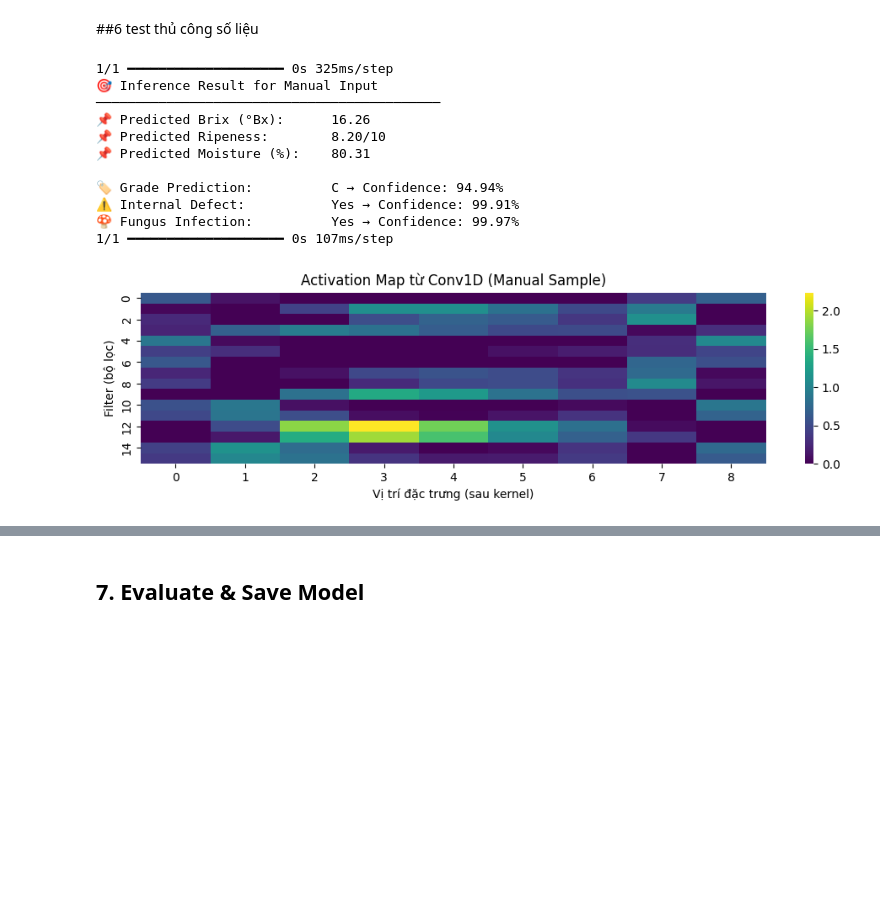
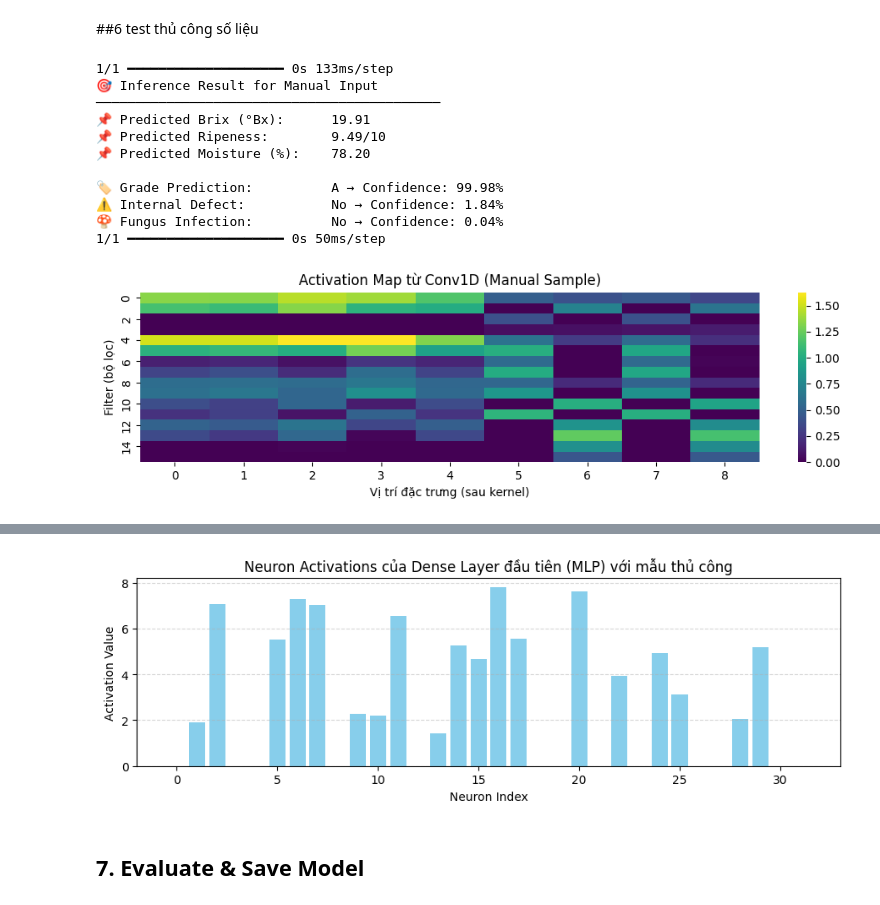
Before and after one commit to PhuocDang2104/Intel-2025-AI-, a Jupyter notebook: ai_models/AI Spectral MLP/AI_nir_cnn_mlp_multioutput.ipynb, the cells around one changed output, grey strips where cells are left out. Cells and saved outputs as stored; diff of their text form; code cells hidden in the pictures; blank space fills up the shorter version.

```diff
--- a/ai_models/AI Spectral MLP/AI_nir_cnn_mlp_multioutput.ipynb
+++ b/ai_models/AI Spectral MLP/AI_nir_cnn_mlp_multioutput.ipynb
@@ -70,7 +70,7 @@ Requirement already satisfied: six>=1.5 in c:\users\admin\desktop\intel 2025 ai\
 ## 1. Load Dataset & Initial Visualization
 # %%
 # Đường dẫn file CSV của bạn
-csv_path = "data_nir/nir_spectral_dataset_augmented_v4.csv"  # 🔁 thay nếu cần
+csv_path = "data_nir/nir_spectral_dataset_augmented_v5.csv"  # 🔁 thay nếu cần
 
 # Đọc dữ liệu
 df = pd.read_csv(csv_path)
@@ -279,16 +313,16 @@ Epoch 60/60
 
 # 📥 Nhập thủ công: 6 vector NIR + 3 loại quả (banana) + 1 độ chín (CV output)
 manual_input = np.array([[
-    0.55408,  # 610nm
-    0.641189,  # 680nm
-    0.412240,  # 730nm
-    0.354161,  # 760nm
-    0.349642,  # 810nm
-    0.42677,  # 860nm
+    0.605125,  # 610nm
+    0.745806,  # 680nm
+    0.697865,  # 730nm
+    0.693524,  # 760nm
+    0.724187,  # 810nm
+    0.727071,  # 860nm
     0,         # fruit_apple
+    1,         # fruit_banana
     0,         # fruit_mango
-    1,         # fruit_banana
-    8      # ripeness score từ CV model
+    9.26      # ripeness score từ CV model
 ]])
 
 # ✅ Scale dữ liệu đầu vào
@@ -309,39 +343,71 @@ print(f"📌 Predicted Brix (°Bx):      {pred_reg[0][0]:.2f}")
 print(f"📌 Predicted Ripeness:        {pred_reg[0][1]:.2f}/10")
 print(f"📌 Predicted Moisture (%):    {pred_reg[0][2]:.2f}")
 print()
 print(f"🏷️ Grade Prediction:          {grade_map[np.argmax(pred_grade[0])]} → Confidence: {np.max(pred_grade[0]):.2%}")
 print(f"⚠️ Internal Defect:           {'Yes' if pred_defect[0][0] > 0.5 else 'No'} → Confidence: {pred_defect[0][0]:.2%}")
 print(f"🍄 Fungus Infection:          {'Yes' if pred_fungus[0][0] > 0.5 else 'No'} → Confidence: {pred_fungus[0][0]:.2%}")
 
 
 
 
 # ⚙️ Trích layer Conv1D đầu tiên
 conv_layer = [layer for layer in model.layers if isinstance(layer, Conv1D)][0]
 feature_extractor = Model(inputs=model.input, outputs=conv_layer.output)
 
 # 🧪 Chọn sample để phân tích (có thể là sample thủ công hoặc từ X_test)
 # Đây ta dùng lại manual_input_scaled
 features = feature_extractor.predict(manual_input_scaled)
 
 # 📊 Vẽ heatmap biểu diễn kích hoạt
 plt.figure(figsize=(10, 3))
 sns.heatmap(features[0].T, cmap='viridis', xticklabels=range(features.shape[1]))
 plt.title("Activation Map từ Conv1D (Manual Sample)")
 plt.xlabel("Vị trí đặc trưng (sau kernel)")
 plt.ylabel("Filter (bộ lọc)")
 plt.tight_layout()
 plt.show()
+
+# ⚙️ Trích layer Dense đầu tiên (sau CNN, thường là bước đầu MLP)
+# Bạn có thể thay đổi tên nếu khác, hoặc in toàn bộ layer để kiểm tra
+dense_layer = [layer for layer in model.layers if 'dense' in layer.name][0]
+
+# 🧪 Tạo model phụ để trích đầu ra từ dense layer này
+from tensorflow.keras.models import Model
+mlp_feature_extractor = Model(inputs=model.input, outputs=dense_layer.output)
+
+# 📤 Lấy đầu ra từ MLP với mẫu manual_input_scaled
+mlp_features = mlp_feature_extractor.predict(manual_input_scaled)
+
+# 📊 Vẽ biểu đồ thanh thể hiện giá trị kích hoạt của các neuron MLP
+plt.figure(figsize=(9, 3.2))
+plt.bar(range(mlp_features.shape[1]), mlp_features[0], color='skyblue')
+plt.title("Neuron Activations của Dense Layer đầu tiên (MLP) với mẫu thủ công")
+plt.xlabel("Neuron Index")
+plt.ylabel("Activation Value")
+plt.grid(axis='y', linestyle='--', alpha=0.5)
+plt.tight_layout()
+plt.show()
+
+from sklearn.decomposition import PCA
+import matplotlib.pyplot as plt
+import seaborn as sns
+
+# ⚙️ Trích layer Dense đầu tiên (MLP)
+dense_layer = [layer for layer in model.layers if 'dense' in layer.name][0]
+mlp_feature_model = Model(inputs=model.input, outputs=dense_layer.output)
+
+fruit_cols = [col for col in df.columns if col.startswith("fruit_")]
+df['fruit_label'] = df[fruit_cols].idxmax(axis=1).str.replace("fruit_", "")
 # %% [output]
-1/1 ━━━━━━━━━━━━━━━━━━━━ 0s 325ms/step
+1/1 ━━━━━━━━━━━━━━━━━━━━ 0s 133ms/step
 🎯 Inference Result for Manual Input
 ────────────────────────────────────────────
-📌 Predicted Brix (°Bx):      16.26
-📌 Predicted Ripeness:        8.20/10
-📌 Predicted Moisture (%):    80.31
+📌 Predicted Brix (°Bx):      19.91
+📌 Predicted Ripeness:        9.49/10
+📌 Predicted Moisture (%):    78.20
 
-🏷️ Grade Prediction:          C → Confidence: 94.94%
-⚠️ Internal Defect:           Yes → Confidence: 99.91%
-🍄 Fungus Infection:          Yes → Confidence: 99.97%
-1/1 ━━━━━━━━━━━━━━━━━━━━ 0s 107ms/step
+🏷️ Grade Prediction:          A → Confidence: 99.98%
+⚠️ Internal Defect:           No → Confidence: 1.84%
+🍄 Fungus Infection:          No → Confidence: 0.04%
+1/1 ━━━━━━━━━━━━━━━━━━━━ 0s 50ms/step
-[figure, old version]
+[figure, new version]
@@ -348,3 +415,4 @@ plt.show()
+[figure, added]
 # %% [markdown]
 ## 7. Evaluate & Save Model
 # %%
```
Also changed, not shown: parts of 7 cells of this notebook, 47 other files.
